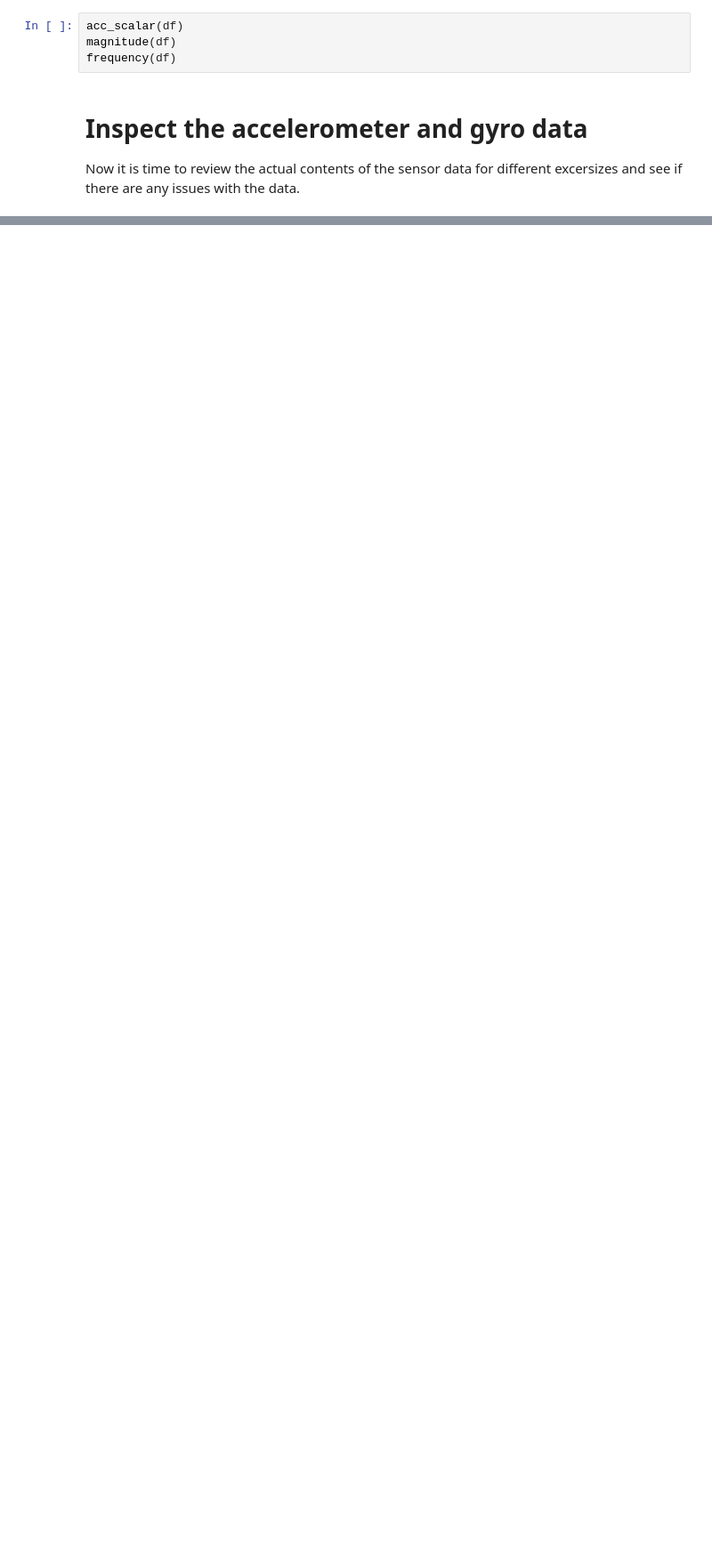
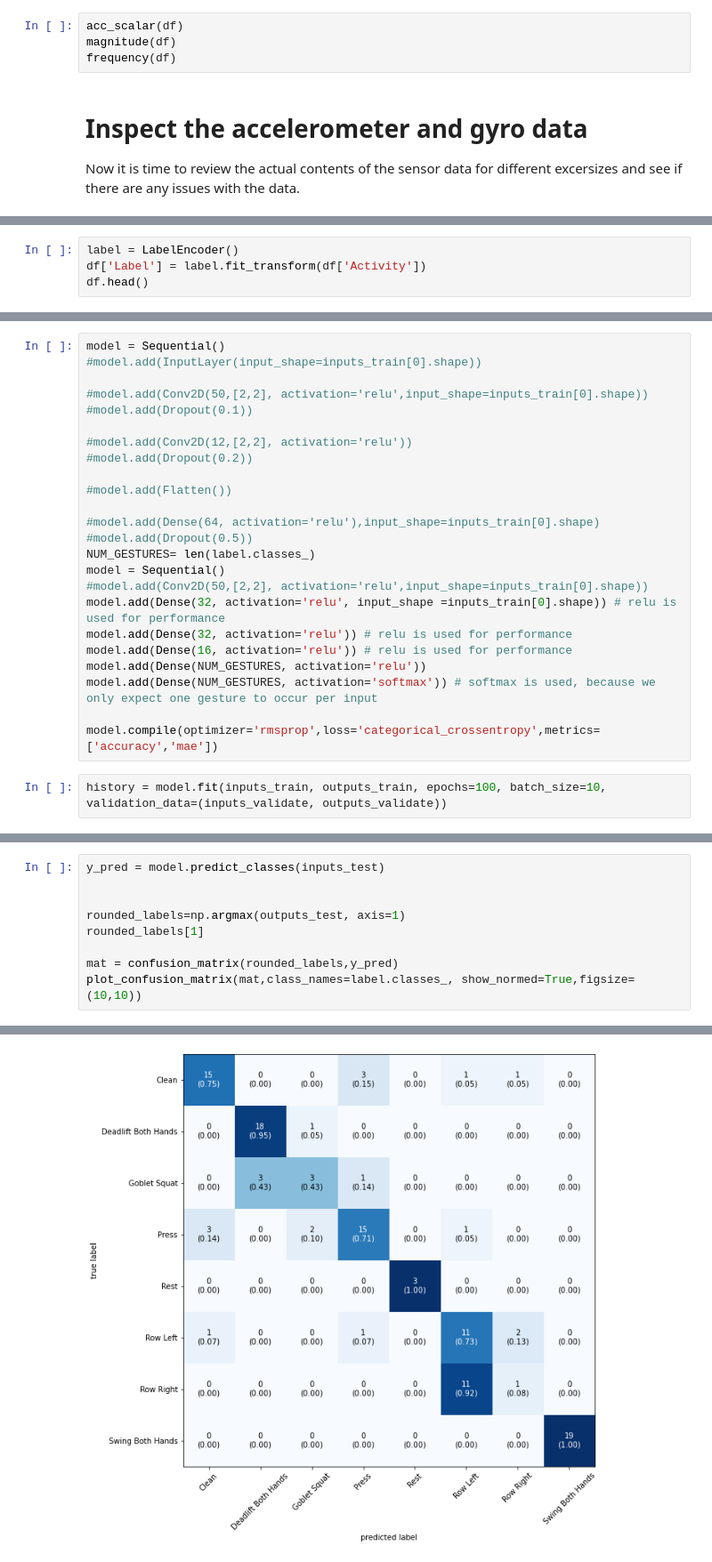
Before and after one commit to nikitaignatov/kettlebox, a Jupyter notebook: ml/kettlebell_tensorflow_mode.ipynb, the cells around one changed output, grey strips where cells are left out. Shown at 89% size. Saved outputs shown, nothing was run; the diff lists cells and outputs as text; blank space fills up the shorter version.

Commit message:
updated the model

```diff
--- a/ml/kettlebell_tensorflow_mode.ipynb
+++ b/ml/kettlebell_tensorflow_mode.ipynb
@@ -188,0 +222,4 @@ df['Hz'].value_counts().sort_index().plot(kind='bar', title='Plotting records by
+# %%
+label = LabelEncoder()
+df['Label'] = label.fit_transform(df['Activity'])
+df.head()
@@ -188,0 +334,26 @@ df['Hz'].value_counts().sort_index().plot(kind='bar', title='Plotting records by
+# %%
+model = Sequential()
+#model.add(InputLayer(input_shape=inputs_train[0].shape))
+
+#model.add(Conv2D(50,[2,2], activation='relu',input_shape=inputs_train[0].shape))
+#model.add(Dropout(0.1))
+
+#model.add(Conv2D(12,[2,2], activation='relu'))
+#model.add(Dropout(0.2))
+
+#model.add(Flatten())
+
+#model.add(Dense(64, activation='relu'),input_shape=inputs_train[0].shape)
+#model.add(Dropout(0.5))
+NUM_GESTURES= len(label.classes_)
+model = Sequential()
+#model.add(Conv2D(50,[2,2], activation='relu',input_shape=inputs_train[0].shape))
+model.add(Dense(32, activation='relu', input_shape =inputs_train[0].shape)) # relu is used for performance
+model.add(Dense(32, activation='relu')) # relu is used for performance
+model.add(Dense(16, activation='relu')) # relu is used for performance
+model.add(Dense(NUM_GESTURES, activation='relu'))
+model.add(Dense(NUM_GESTURES, activation='softmax')) # softmax is used, because we only expect one gesture to occur per input
+
+model.compile(optimizer='rmsprop',loss='categorical_crossentropy',metrics=['accuracy','mae'])
+# %%
+history = model.fit(inputs_train, outputs_train, epochs=100, batch_size=10, validation_data=(inputs_validate, outputs_validate))
@@ -188,0 +378,10 @@ df['Hz'].value_counts().sort_index().plot(kind='bar', title='Plotting records by
+# %%
+y_pred = model.predict_classes(inputs_test)
+
+
+rounded_labels=np.argmax(outputs_test, axis=1)
+rounded_labels[1]
+
+mat = confusion_matrix(rounded_labels,y_pred)
+plot_confusion_matrix(mat,class_names=label.classes_, show_normed=True,figsize=(10,10))
+# %% [output]
@@ -188,0 +390 @@ df['Hz'].value_counts().sort_index().plot(kind='bar', title='Plotting records by
+[figure, added]
```
Also changed, not shown: parts of 37 cells of this notebook, 1 other file.
